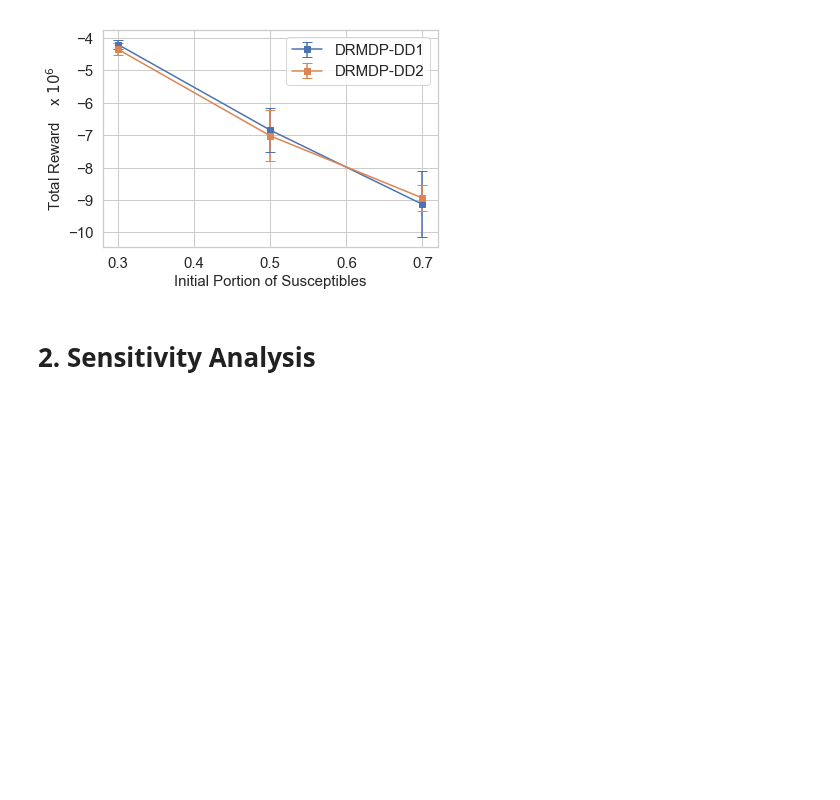
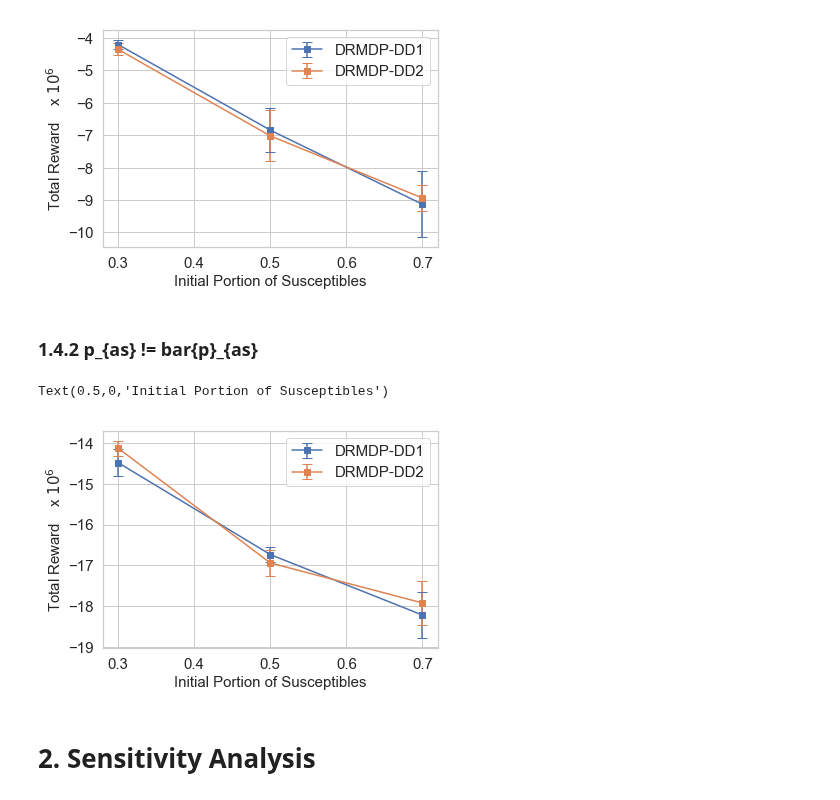
Before and after one commit to kadysongbb/drmdp, a Jupyter notebook: plot.ipynb, the cells around one changed output. Saved outputs shown, nothing was run; the diff lists cells and outputs as text; code cells hidden in the pictures; blank space fills up the shorter version.

```diff
--- a/plot.ipynb
+++ b/plot.ipynb
@@ -125,6 +127,36 @@ plt.xlabel('Initial Portion of Susceptibles', fontsize = 15)
 # %% [output]
 Text(0.5,0,'Initial Portion of Susceptibles')
 [figure]
+# %% [markdown]
+###  1.4.2 p_{as} != bar{p}_{as}
+# %%
+from scipy.interpolate import interp1d
+import numpy as np
+import matplotlib.pyplot as plt
+import seaborn as sns
+
+sns.set()
+sns.set_style("whitegrid")
+
+drmdpdd1_avg_reward = [-14.4821, -16.7338, -18.2166]
+drmdpdd1_std = [0.3256, 0.1822, 0.5718]
+drmdpdd2_avg_reward = [-14.1277, -16.9393, -17.9191]
+drmdpdd2_std = [0.1822, 0.3256, 0.5381]
+
+x = [0.3, 0.5, 0.7]
+
+plt.figure()
+plt.errorbar(x, drmdpdd1_avg_reward, yerr=drmdpdd1_std, label = 'DRMDP-DD1', marker='s', capsize = 5, color = blue)
+plt.errorbar(x, drmdpdd2_avg_reward, yerr=drmdpdd2_std, label = 'DRMDP-DD2', marker='s', capsize = 5, color = orange)
+
+plt.legend(fontsize = 15)
+plt.xticks([0.3, 0.4, 0.5, 0.6, 0.7], fontsize= 15)
+plt.yticks(fontsize= 15)
+plt.ylabel('Total Reward    x $10^6$', fontsize = 15)
+plt.xlabel('Initial Portion of Susceptibles', fontsize = 15)
+# %% [output]
+Text(0.5,0,'Initial Portion of Susceptibles')
+[figure, added]
 # %% [markdown]
 # 2. Sensitivity Analysis
 # %% [markdown]
```
Also changed, not shown: parts of 2 cells of this notebook, 9 other files.
